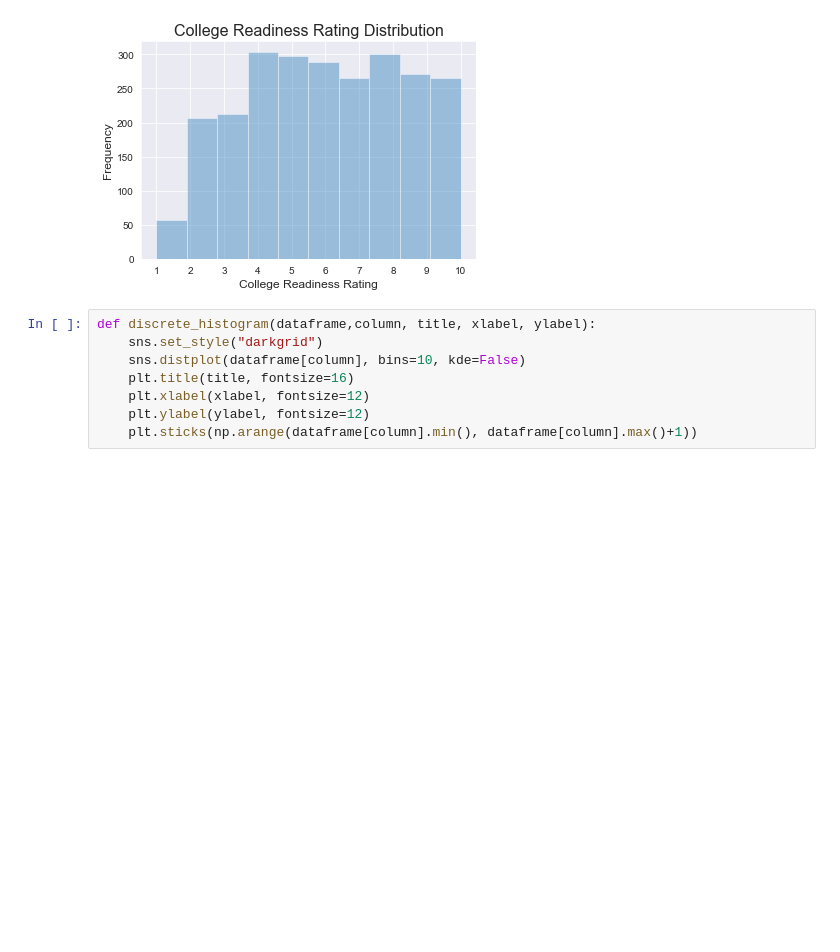
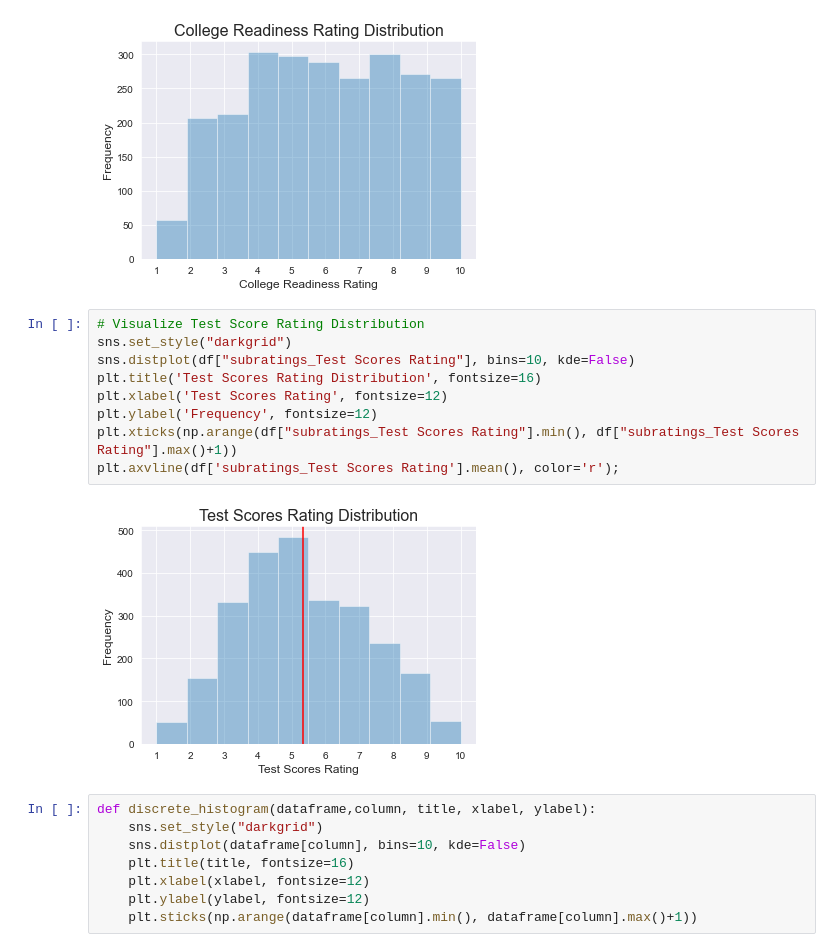
Before and after one commit to MLondon1027/Great-Schools-Ratings, a Jupyter notebook: Capstone_1_EDA.ipynb, the cells around one changed output. Cells and saved outputs as stored; diff of their text form; blank space fills up the shorter version.

Commit message:
updates to hypothesis test and EDA

```diff
--- a/Capstone_1_EDA.ipynb
+++ b/Capstone_1_EDA.ipynb
@@ -28,6 +28,17 @@ def college_readiness_distribution(df):
 # %%
 # %% [output]
 [figure]
+# %%
+# Visualize Test Score Rating Distribution
+sns.set_style("darkgrid")
+sns.distplot(df["subratings_Test Scores Rating"], bins=10, kde=False)
+plt.title('Test Scores Rating Distribution', fontsize=16)
+plt.xlabel('Test Scores Rating', fontsize=12)
+plt.ylabel('Frequency', fontsize=12)
+plt.xticks(np.arange(df["subratings_Test Scores Rating"].min(), df["subratings_Test Scores Rating"].max()+1))
+plt.axvline(df['subratings_Test Scores Rating'].mean(), color='r');
+# %% [output]
+[figure, added]
 # %%
 def discrete_histogram(dataframe,column, title, xlabel, ylabel):
     sns.set_style("darkgrid")
```
Also changed, not shown: parts of 1 cell of this notebook, 1 other file.
